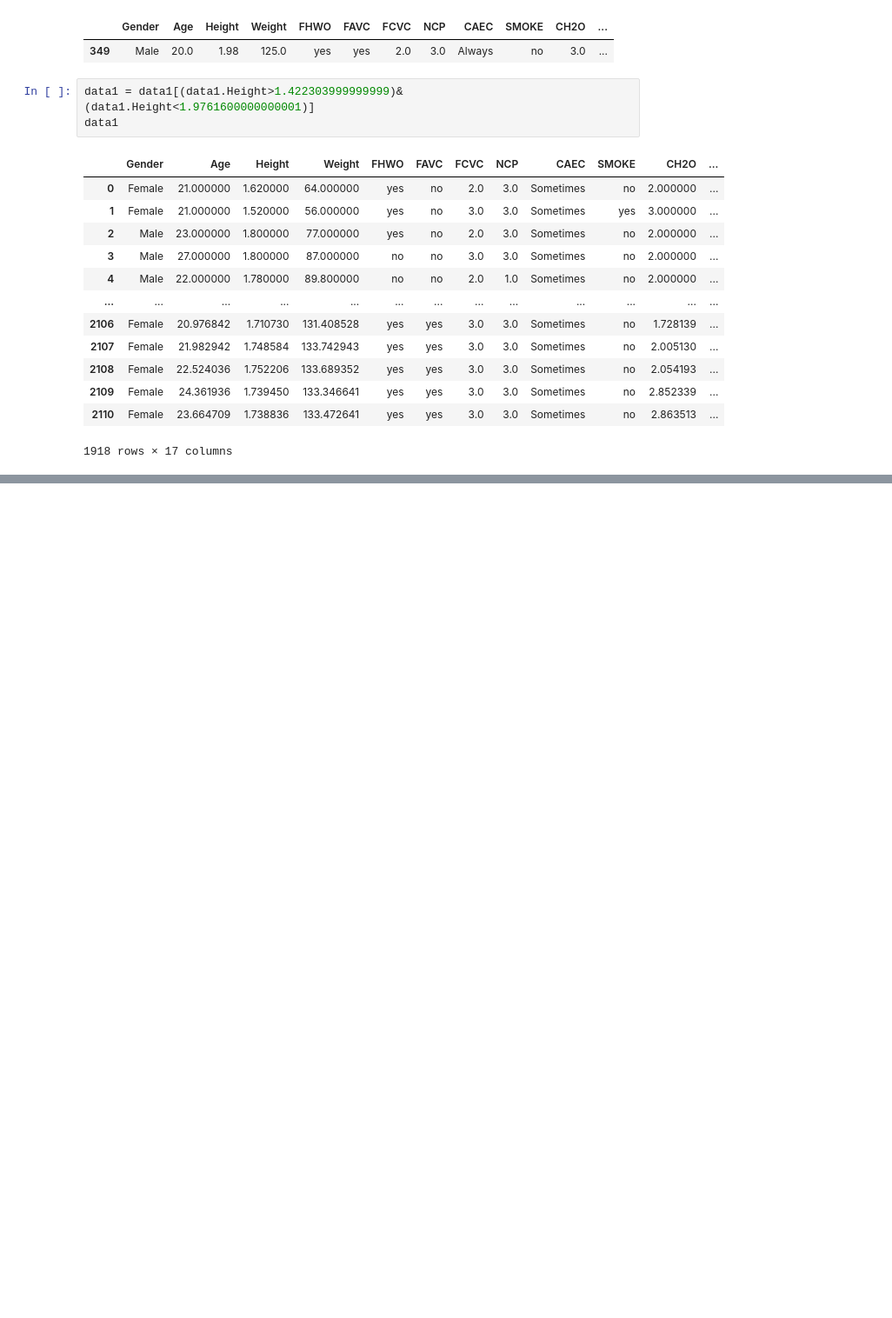
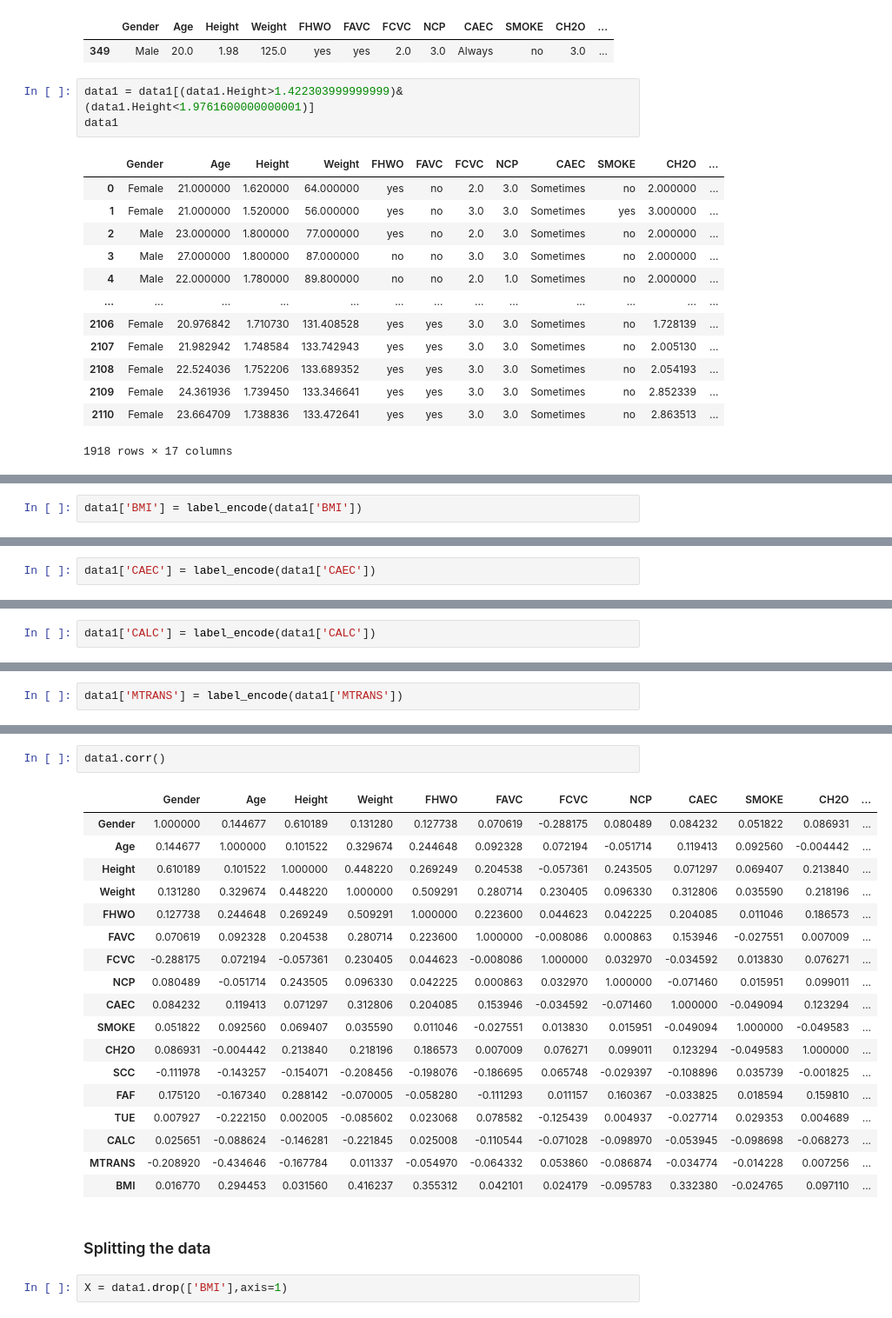
Before and after one commit to sharathchandrakarnati/Ineuron_data_science_totall_assignments, a Jupyter notebook: Machine Learning/Intermidate Questions in machine learning/Question 2/Intermidate_MachineLearning_question2.ipynb, the cells around one changed output, grey strips where cells are left out. Shown at 87% size. Cells and saved outputs as stored; diff of their text form; blank space fills up the shorter version.

```diff
--- a/Machine Learning/Intermidate Questions in machine learning/Question 2/Intermidate_MachineLearning_question2.ipynb
+++ b/Machine Learning/Intermidate Questions in machine learning/Question 2/Intermidate_MachineLearning_question2.ipynb
@@ -400,0 +518,2 @@ data1[(data1.Height<2.279893124999999)|(data1.Height>3.432064125)]
+# %%
+data1['BMI'] = label_encode(data1['BMI'])
@@ -400,0 +526,2 @@ data1[(data1.Height<2.279893124999999)|(data1.Height>3.432064125)]
+# %%
+data1['CAEC'] = label_encode(data1['CAEC'])
@@ -400,0 +534,2 @@ data1[(data1.Height<2.279893124999999)|(data1.Height>3.432064125)]
+# %%
+data1['CALC'] = label_encode(data1['CALC'])
@@ -400,0 +542,2 @@ data1[(data1.Height<2.279893124999999)|(data1.Height>3.432064125)]
+# %%
+data1['MTRANS'] = label_encode(data1['MTRANS'])
@@ -400,0 +566,25 @@ data1[(data1.Height<2.279893124999999)|(data1.Height>3.432064125)]
+# %%
+data1.corr()
+# %% [output]
+|  | Gender | Age | Height | Weight | FHWO | FAVC | FCVC | NCP | CAEC | SMOKE | CH2O | ... |
+| Gender | 1.000000 | 0.144677 | 0.610189 | 0.131280 | 0.127738 | 0.070619 | -0.288175 | 0.080489 | 0.084232 | 0.051822 | 0.086931 | ... |
+| Age | 0.144677 | 1.000000 | 0.101522 | 0.329674 | 0.244648 | 0.092328 | 0.072194 | -0.051714 | 0.119413 | 0.092560 | -0.004442 | ... |
+| Height | 0.610189 | 0.101522 | 1.000000 | 0.448220 | 0.269249 | 0.204538 | -0.057361 | 0.243505 | 0.071297 | 0.069407 | 0.213840 | ... |
+| Weight | 0.131280 | 0.329674 | 0.448220 | 1.000000 | 0.509291 | 0.280714 | 0.230405 | 0.096330 | 0.312806 | 0.035590 | 0.218196 | ... |
+| FHWO | 0.127738 | 0.244648 | 0.269249 | 0.509291 | 1.000000 | 0.223600 | 0.044623 | 0.042225 | 0.204085 | 0.011046 | 0.186573 | ... |
+| FAVC | 0.070619 | 0.092328 | 0.204538 | 0.280714 | 0.223600 | 1.000000 | -0.008086 | 0.000863 | 0.153946 | -0.027551 | 0.007009 | ... |
+| FCVC | -0.288175 | 0.072194 | -0.057361 | 0.230405 | 0.044623 | -0.008086 | 1.000000 | 0.032970 | -0.034592 | 0.013830 | 0.076271 | ... |
+| NCP | 0.080489 | -0.051714 | 0.243505 | 0.096330 | 0.042225 | 0.000863 | 0.032970 | 1.000000 | -0.071460 | 0.015951 | 0.099011 | ... |
+| CAEC | 0.084232 | 0.119413 | 0.071297 | 0.312806 | 0.204085 | 0.153946 | -0.034592 | -0.071460 | 1.000000 | -0.049094 | 0.123294 | ... |
+| SMOKE | 0.051822 | 0.092560 | 0.069407 | 0.035590 | 0.011046 | -0.027551 | 0.013830 | 0.015951 | -0.049094 | 1.000000 | -0.049583 | ... |
+| CH2O | 0.086931 | -0.004442 | 0.213840 | 0.218196 | 0.186573 | 0.007009 | 0.076271 | 0.099011 | 0.123294 | -0.049583 | 1.000000 | ... |
+| SCC | -0.111978 | -0.143257 | -0.154071 | -0.208456 | -0.198076 | -0.186695 | 0.065748 | -0.029397 | -0.108896 | 0.035739 | -0.001825 | ... |
+| FAF | 0.175120 | -0.167340 | 0.288142 | -0.070005 | -0.058280 | -0.111293 | 0.011157 | 0.160367 | -0.033825 | 0.018594 | 0.159810 | ... |
+| TUE | 0.007927 | -0.222150 | 0.002005 | -0.085602 | 0.023068 | 0.078582 | -0.125439 | 0.004937 | -0.027714 | 0.029353 | 0.004689 | ... |
+| CALC | 0.025651 | -0.088624 | -0.146281 | -0.221845 | 0.025008 | -0.110544 | -0.071028 | -0.098970 | -0.053945 | -0.098698 | -0.068273 | ... |
+| MTRANS | -0.208920 | -0.434646 | -0.167784 | 0.011337 | -0.054970 | -0.064332 | 0.053860 | -0.086874 | -0.034774 | -0.014228 | 0.007256 | ... |
+| BMI | 0.016770 | 0.294453 | 0.031560 | 0.416237 | 0.355312 | 0.042101 | 0.024179 | -0.095783 | 0.332380 | -0.024765 | 0.097110 | ... |
+# %% [markdown]
+### Splitting the data
+# %%
+X = data1.drop(['BMI'],axis=1)
```
Also changed, not shown: parts of 71 cells of this notebook.
